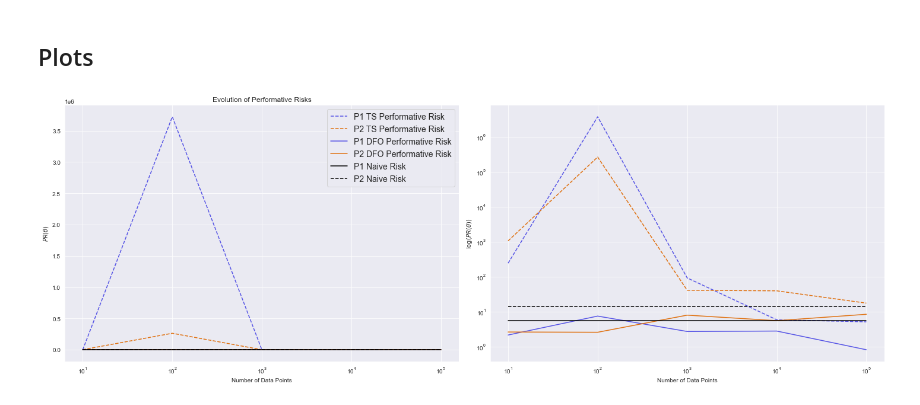
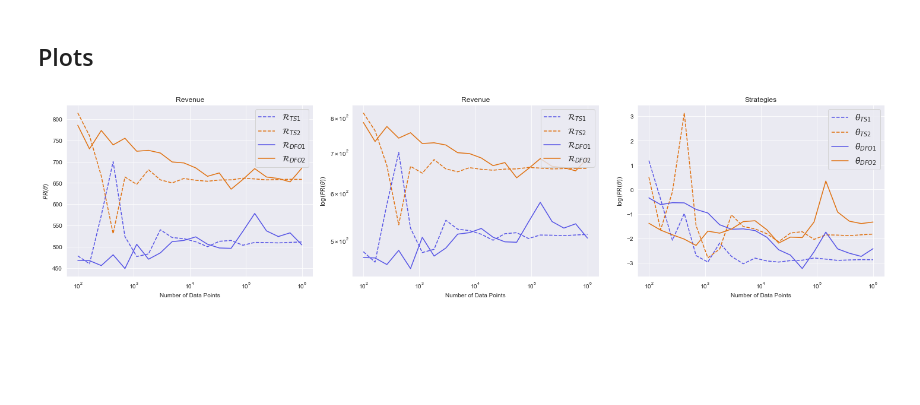
Before and after one commit to evanjfaulkner/DD-Games, a Jupyter notebook: Uber Lyft Simulation/Uber_vs_Lyft_sim.ipynb, the cells around one changed output. Cells and saved outputs as stored; diff of their text form; code cells hidden in the pictures; blank space fills up the shorter version.

Commit message:
Updated uber lyft simulation
TS and DFO converge to nash for 1d game

```diff
--- a/Uber Lyft Simulation/Uber_vs_Lyft_sim.ipynb
+++ b/Uber Lyft Simulation/Uber_vs_Lyft_sim.ipynb
@@ -159,22 +159,22 @@ p4_risks = []
 theta_final_p3 = []
 theta_final_p4 = []
 
-delta = 1e-8
-eta = 1e-8
+delta = 1
+eta = 1e-4
 num_rounds = num_rounds_lst[-1]
 
 player_three = DFOPlayer(delta,eta)
 player_four = DFOPlayer(delta,eta)
 game_dfo = DecisionDependentGame(player_three, player_four,
                                  p1_data_params, p2_data_params,
-                                 p1_data_generating_func, p2_data_generating_func, num_test=5)
+                                 p1_data_generating_func, p2_data_generating_func)
 
 for i in trange(num_rounds+1):
     game_dfo.theta_p1 = player_three.perturb_theta()
     game_dfo.theta_p2 = player_four.perturb_theta()
 
-    PR_3_oracle = game_dfo.evaluate_test_perf_risk_p1()
-    PR_4_oracle = game_dfo.evaluate_test_perf_risk_p2()
+    PR_3_oracle = game_dfo.evaluate_perf_risk_p1()
+    PR_4_oracle = game_dfo.evaluate_perf_risk_p2()
 
     game_dfo.theta_p1 = player_three.update_theta(PR_3_oracle)
     game_dfo.theta_p2 = player_four.update_theta(PR_4_oracle)
@@ -186,7 +186,7 @@ for i in trange(num_rounds+1):
         theta_final_p3.append(game_dfo.theta_p1)
         theta_final_p4.append(game_dfo.theta_p2)
 
-        if True:
+        if False:
             print("---------------------")
             print(f"Iteration {i}")
             print("Player 3 risk:")
@@ -195,4 +195,9 @@ for i in trange(num_rounds+1):
             print("Player 4 risk:")
             print(PR_4_oracle)
             print("---------------------")
+
+print(np.mean(game_dfo.p1.theta_history))
+print(np.mean(game_dfo.p2.theta_history))
+theta_final_p3[-1] = np.mean(game_dfo.p1.theta_history)
+theta_final_p4[-1] = np.mean(game_dfo.p2.theta_history)
 # %% [output]
@@ -291,46 +208,55 @@ print(PR2_0)
 # %%
-plt.figure(figsize=(20,7))
-plt.subplot(1,2,1)
-plt.semilogx(num_rounds_lst, p1_risks,
-             '--', color='#5553E6', label='P1 TS Performative Risk')
-plt.semilogx(num_rounds_lst, p2_risks,
-             '--', color='#E07110', label='P2 TS Performative Risk')
+plt.figure(figsize=(20,5))
+plt.subplot(1,3,1)
+plt.semilogx(num_rounds_lst, -np.squeeze(p1_risks),
+             '--', color='#5553E6', label=r'$\mathcal{R}_{TS1}$')
+plt.semilogx(num_rounds_lst, -np.squeeze(p2_risks),
+             '--', color='#E07110', label=r'$\mathcal{R}_{TS2}$')
 
-plt.semilogx(num_rounds_lst, p3_risks,
-             '-', color='#5553E6', label='P1 DFO Performative Risk')
-plt.semilogx(num_rounds_lst, p4_risks,
-             '-', color='#E07110', label='P2 DFO Performative Risk')
-
-plt.semilogx(num_rounds_lst, [PR1_0 for i in num_rounds_lst],
-             '-', color='k', label='P1 Naive Risk')
-plt.semilogx(num_rounds_lst, [PR2_0 for i in num_rounds_lst],
-             '--', color='k', label='P2 Naive Risk')
+plt.semilogx(num_rounds_lst, -np.squeeze(p3_risks),
+             '-', color='#5553E6', label=r'$\mathcal{R}_{DFO1}$')
+plt.semilogx(num_rounds_lst, -np.squeeze(p4_risks),
+             '-', color='#E07110', label=r'$\mathcal{R}_{DFO2}$')
 
 plt.xlabel("Number of Data Points")
 plt.ylabel(r"$PR(\theta)$")
-plt.title("Evolution of Performative Risks")
+plt.title("Revenue")
 plt.legend(fontsize=14)
 
-plt.subplot(1,2,2)
-plt.loglog(num_rounds_lst, p1_risks,
-           '--', color='#5553E6', label='P1 TS Performative Risk')
-plt.loglog(num_rounds_lst, p2_risks,
-           '--', color='#E07110', label='P2 TS Performative Risk')
+plt.subplot(1,3,2)
+plt.loglog(num_rounds_lst, -np.squeeze(p1_risks),
+           '--', color='#5553E6', label=r'$\mathcal{R}_{TS1}$')
+plt.loglog(num_rounds_lst, -np.squeeze(p2_risks),
+           '--', color='#E07110', label=r'$\mathcal{R}_{TS2}$')
 
-plt.loglog(num_rounds_lst, p3_risks,
-           '-', color='#5553E6', label='P1 DFO Performative Risk')
-plt.loglog(num_rounds_lst, p4_risks,
-           '-', color='#E07110', label='P2 DFO Performative Risk')
-
-plt.loglog(num_rounds_lst, [PR1_0 for i in num_rounds_lst],
-             '-', color='k', label='P1 Naive Risk')
-plt.loglog(num_rounds_lst, [PR2_0 for i in num_rounds_lst],
-             '--', color='k', label='P2 Naive Risk')
+plt.loglog(num_rounds_lst, -np.squeeze(p3_risks),
+           '-', color='#5553E6', label=r'$\mathcal{R}_{DFO1}$')
+plt.loglog(num_rounds_lst, -np.squeeze(p4_risks),
+           '-', color='#E07110', label=r'$\mathcal{R}_{DFO2}$')
 
 plt.xlabel("Number of Data Points")
 plt.ylabel(r"$\log(PR(\theta))$")
+plt.title('Revenue')
+plt.legend(fontsize=14)
+
+plt.subplot(1,3,3)
+plt.semilogx(num_rounds_lst, np.squeeze(theta_final_p1),
+           '--', color='#5553E6', label=r'$\theta_{TS1}$')
+plt.semilogx(num_rounds_lst, np.squeeze(theta_final_p2),
+           '--', color='#E07110', label=r'$\theta_{TS2}$')
+
+plt.semilogx(num_rounds_lst, np.squeeze(theta_final_p3),
+           '-', color='#5553E6', label=r'$\theta_{DFO1}$')
+plt.semilogx(num_rounds_lst, np.squeeze(theta_final_p4),
+           '-', color='#E07110', label=r'$\theta_{DFO2}$')
+
+# plt.ylim(-10,10)
+plt.xlabel("Number of Data Points")
+plt.ylabel(r"$\log(PR(\theta))$")
+plt.title('Strategies')
+plt.legend(fontsize=14)
 plt.tight_layout()
 plt.savefig('DD_regression_rideshare_convergence.jpg', format='jpg')
 plt.show()
 # %% [output]
-[figure, old version]
+[figure, new version]
```
Also changed, not shown: parts of 15 cells of this notebook, 6 other files.
